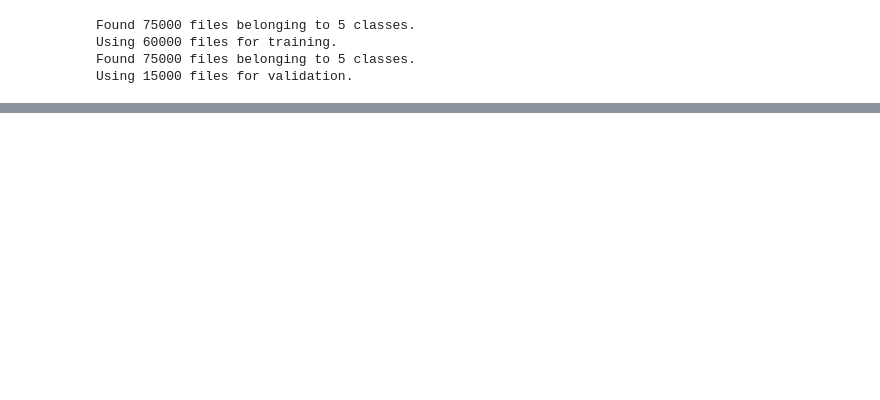
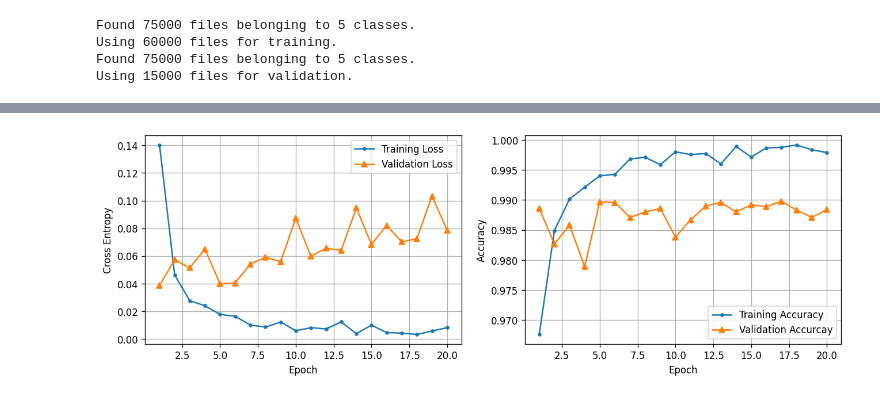
Before and after one commit to MostafaJahanian/DL_Projects, a Jupyter notebook: rice_image_classification_using_cnn.ipynb, the cells around one changed output, grey strips where cells are left out. Saved outputs shown, nothing was run; the diff lists cells and outputs as text; code cells hidden in the pictures; blank space fills up the shorter version.

```diff
--- a/rice_image_classification_using_cnn.ipynb
+++ b/rice_image_classification_using_cnn.ipynb
@@ -68,0 +197,21 @@ PIL.Image.open(str(random.choice(basmati)))
+# %%
+tf.random.set_seed(42)
+
+cnn_3 = keras.Sequential([
+    layers.Rescaling(1./255),
+    layers.Conv2D(filters = 32, kernel_size = 3, activation = 'relu'),
+    layers.MaxPooling2D(pool_size = 2),
+    layers.Flatten(),
+    layers.Dropout(rate = 0.3),
+    layers.Dense(500, activation = 'relu'),
+    layers.Dropout(rate = 0.2),
+    layers.Dense(5, activation = 'softmax')
+])
+
+cnn_3.compile(
+    loss = keras.losses.SparseCategoricalCrossentropy(),
+    optimizer = keras.optimizers.Adam(),
+    metrics = 'accuracy'
+)
+
+history_3 = cnn_3.fit(train_set, epochs = 20, validation_data = val_set)
@@ -68,0 +236,4 @@ PIL.Image.open(str(random.choice(basmati)))
+# %%
+plot_training_curves(pd.DataFrame(history_3.history))
+# %% [output]
+[figure, added]
```
Also changed, not shown: parts of 21 cells of this notebook.
